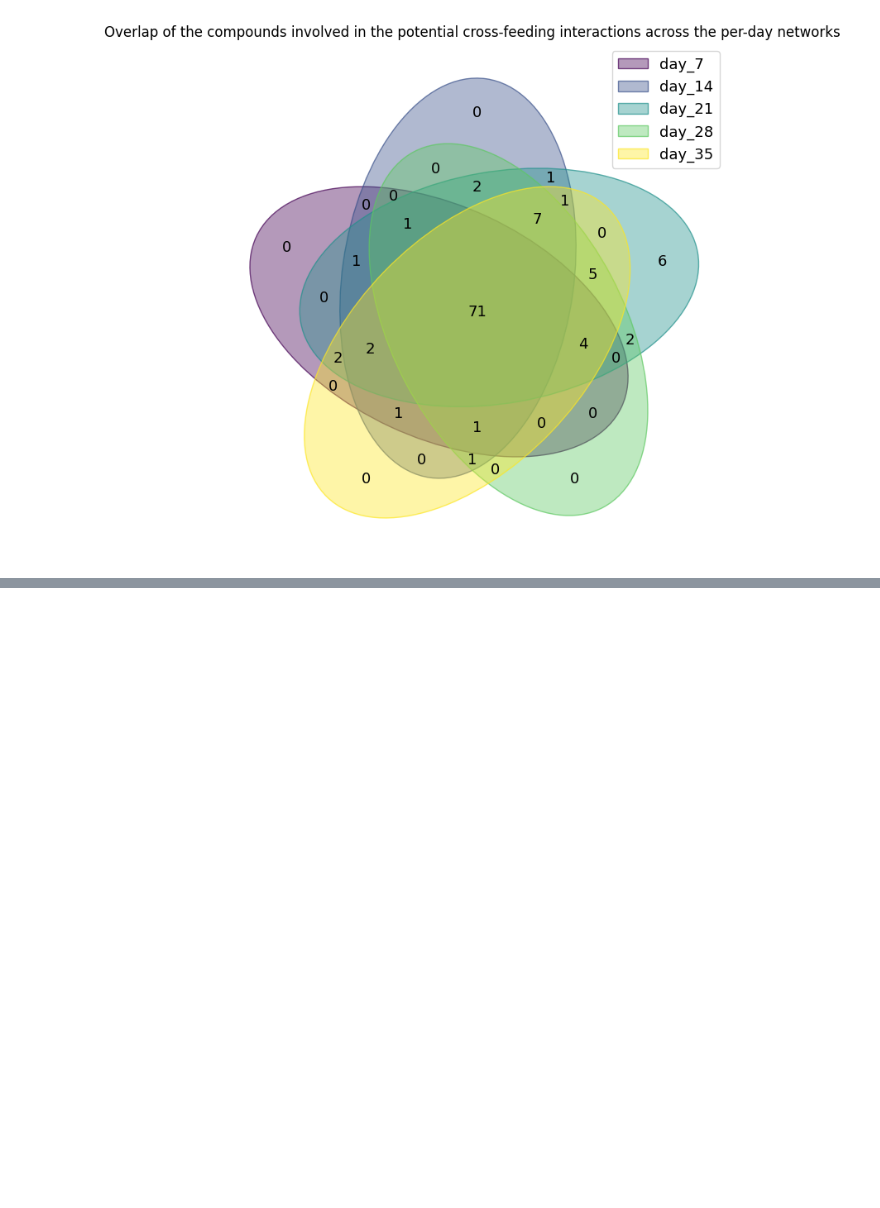
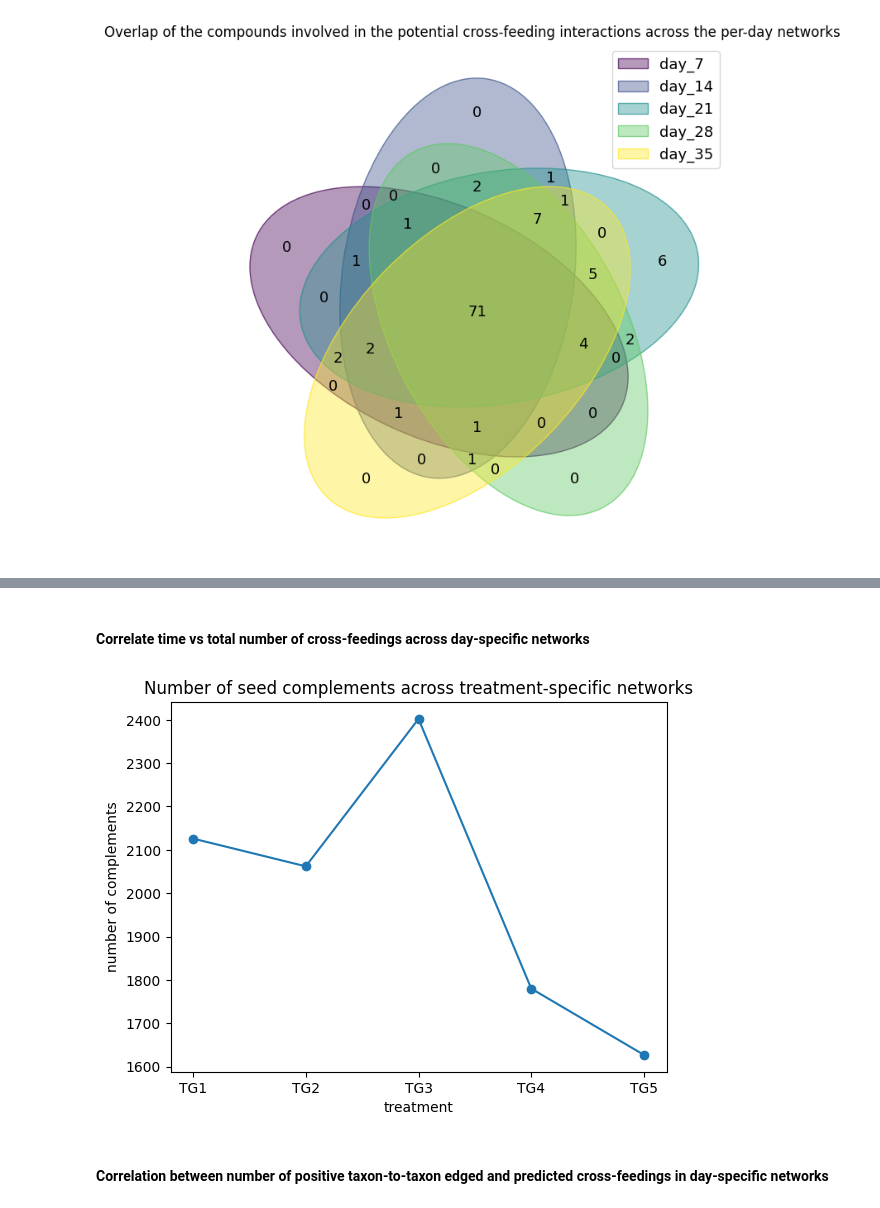
Before and after one commit to hariszaf/AMAC005_chicken_salmonella, a Jupyter notebook: microbetag_analysis/per_day_cx_stats.ipynb, the cells around one changed output, grey strips where cells are left out. Saved outputs shown, nothing was run; the diff lists cells and outputs as text; code cells hidden in the pictures; blank space fills up the shorter version.

```diff
--- a/microbetag_analysis/per_day_cx_stats.ipynb
+++ b/microbetag_analysis/per_day_cx_stats.ipynb
@@ -355,0 +451,20 @@ plt.show()
+# %% [markdown]
+#### Correlate time vs total number of cross-feedings across day-specific networks
+# %%
+overall_number_of_seed_compl = [
+    sum(net.num_total_compls.values()) for _, net in treatment_parsed_nets.items()
+]
+# %%
+plt.plot(treatments, overall_number_of_seed_compl, marker='o', linestyle='-')
+
+# Labels and title
+plt.xlabel("treatment")
+plt.ylabel("number of complements")
+plt.title("Number of seed complements across treatment-specific networks")
+
+# Show the plot
+plt.show()
+# %% [output]
+[figure, added]
+# %% [markdown]
+#### Correlation between number of positive taxon-to-taxon edged and predicted cross-feedings in day-specific networks
```
Also changed, not shown: parts of 60 cells of this notebook, 26 other files.
